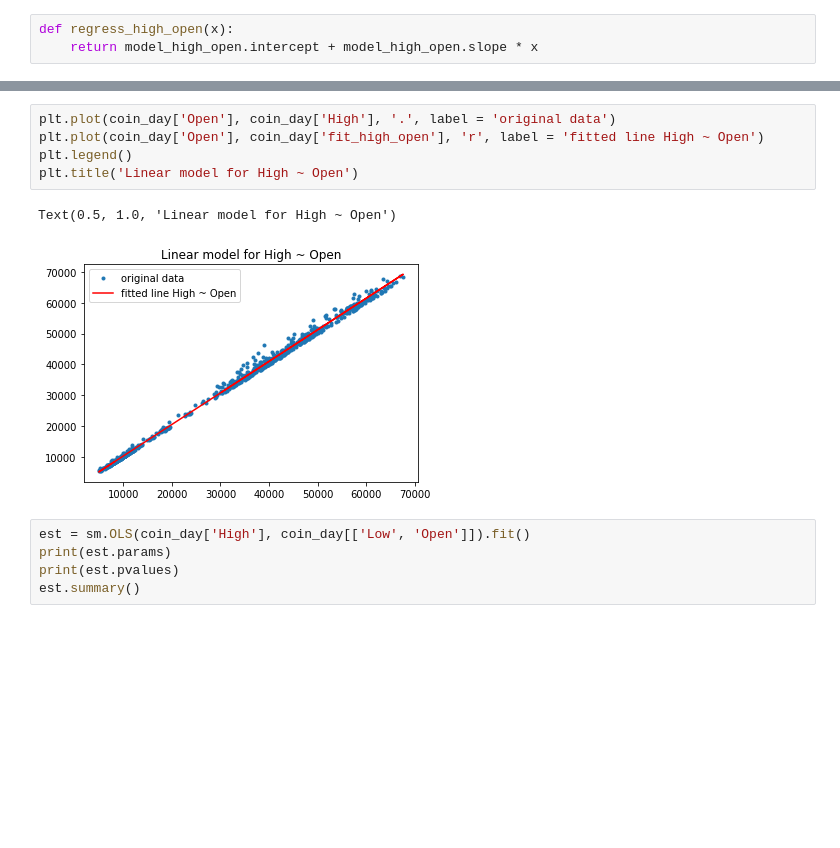
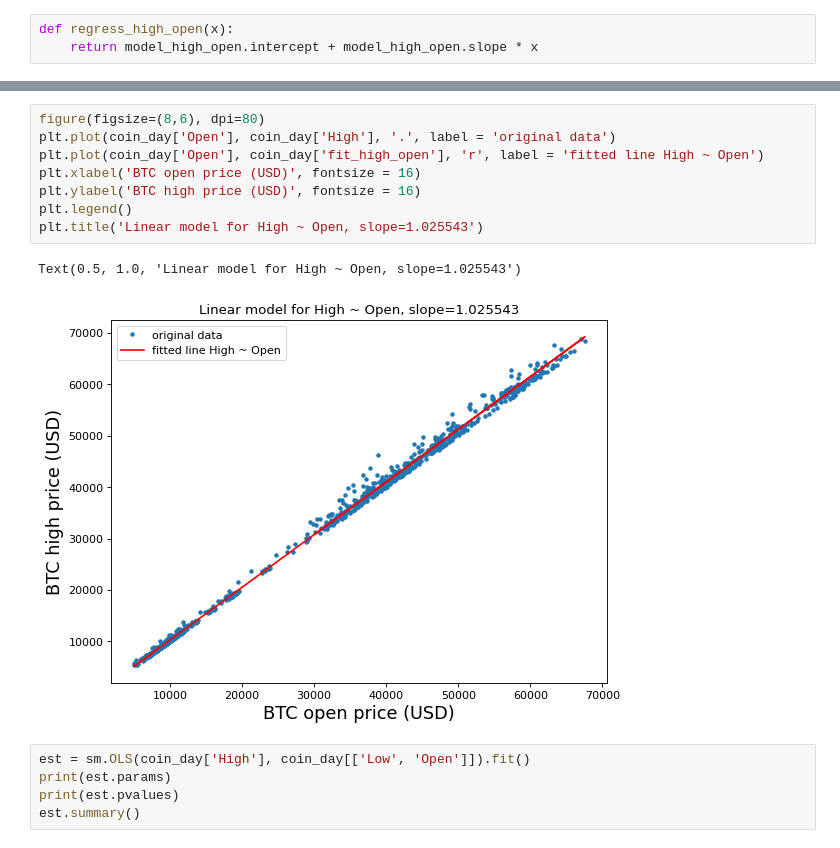
Before and after one commit to batman0911/coin_report, a Jupyter notebook: src/day_analyse.ipynb, the cells around one changed output, grey strips where cells are left out. Saved outputs shown, nothing was run; the diff lists cells and outputs as text; blank space fills up the shorter version.

```diff
--- a/src/day_analyse.ipynb
+++ b/src/day_analyse.ipynb
@@ -136,11 +168,14 @@ NameError: name 'model_high_open' is not defined
 # %%
+figure(figsize=(8,6), dpi=80)
 plt.plot(coin_day['Open'], coin_day['High'], '.', label = 'original data')
 plt.plot(coin_day['Open'], coin_day['fit_high_open'], 'r', label = 'fitted line High ~ Open')
+plt.xlabel('BTC open price (USD)', fontsize = 16)
+plt.ylabel('BTC high price (USD)', fontsize = 16)
 plt.legend()
-plt.title('Linear model for High ~ Open')
+plt.title('Linear model for High ~ Open, slope=1.025543')
 # %% [output]
-Text(0.5, 1.0, 'Linear model for High ~ Open')
+Text(0.5, 1.0, 'Linear model for High ~ Open, slope=1.025543')
-[figure, old version]
+[figure, new version]
 # %%
 est = sm.OLS(coin_day['High'], coin_day[['Low', 'Open']]).fit()
 print(est.params)
```
Also changed, not shown: parts of 12 cells of this notebook, 11 other files.
